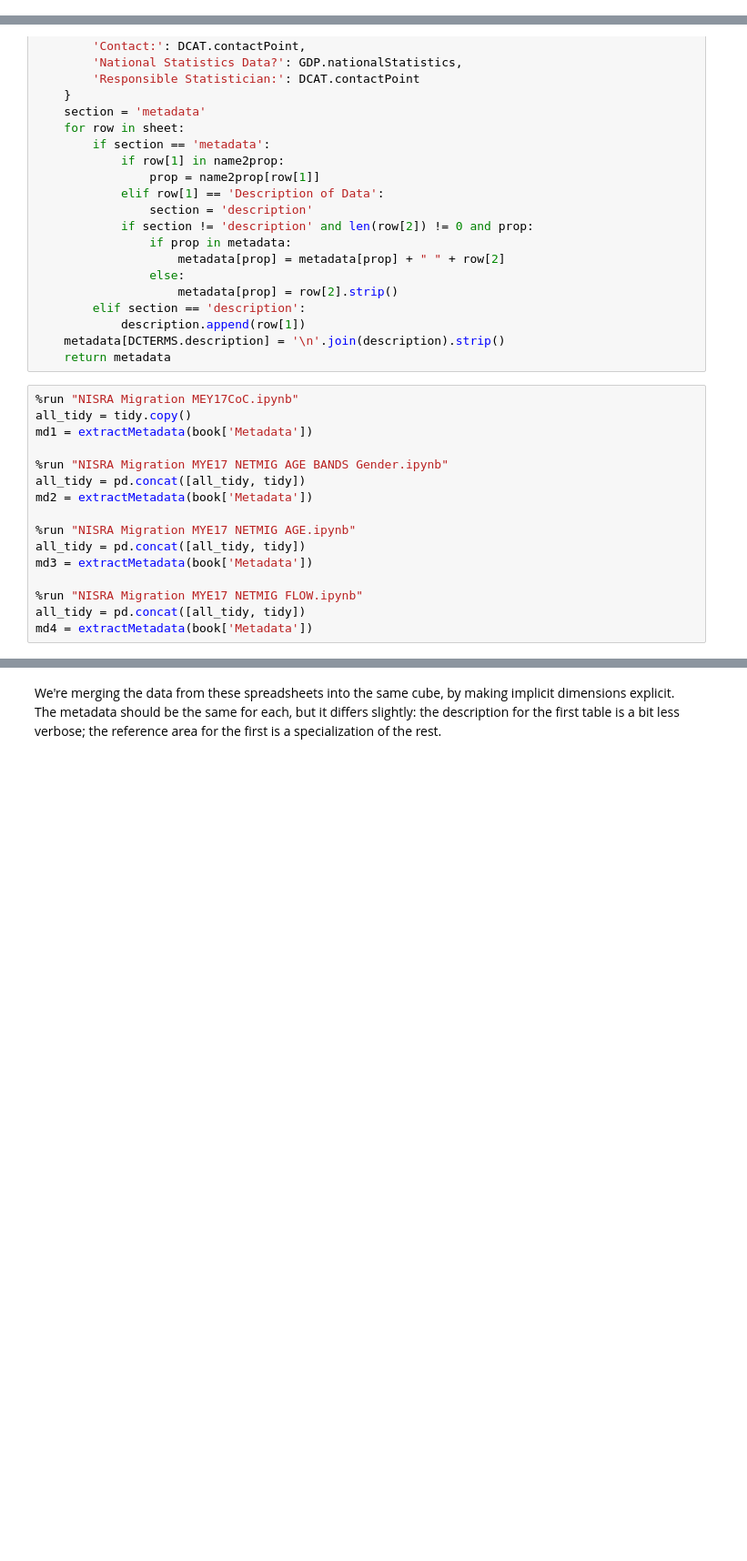
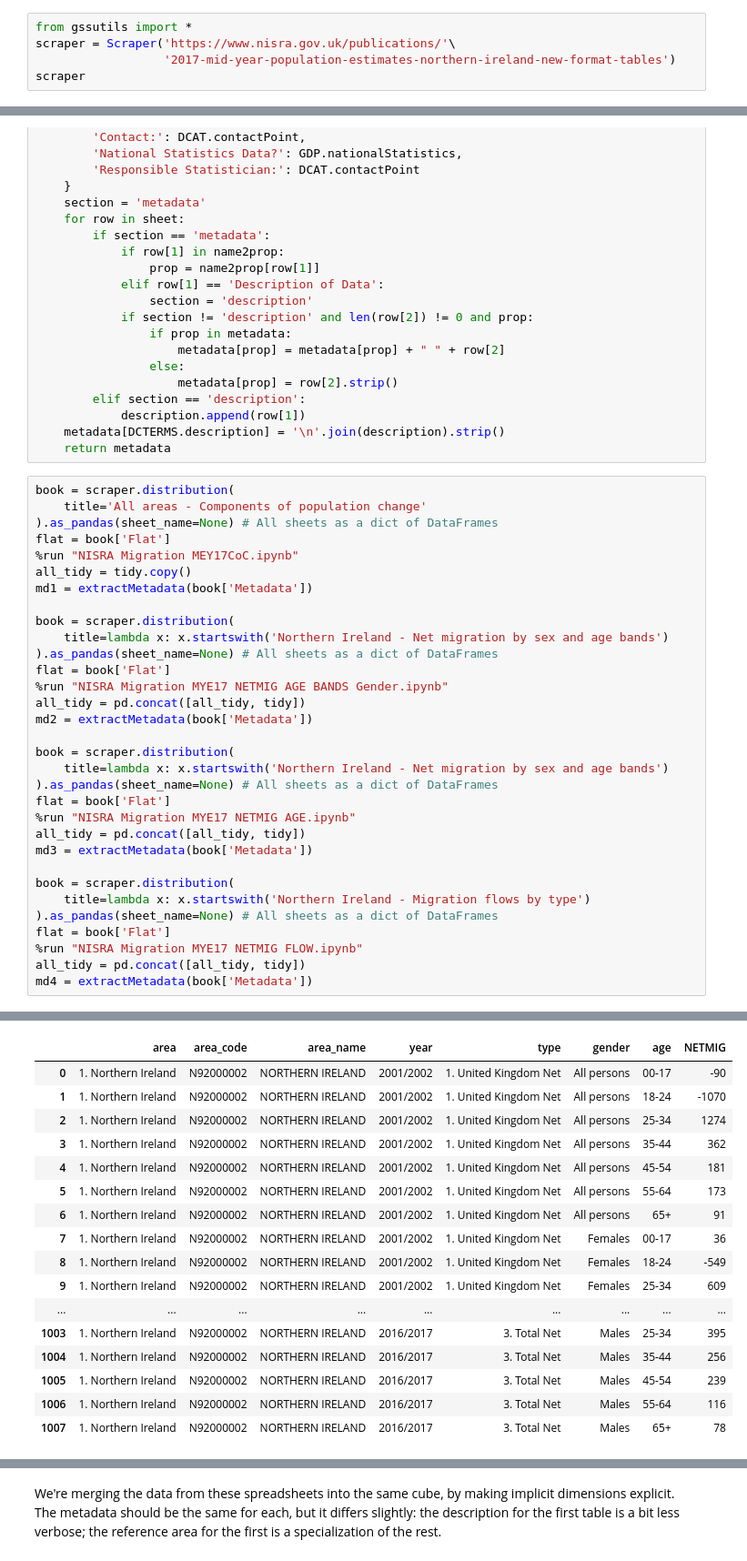
Before and after one commit to GSS-Cogs/NISRA-NI-migration-estimates, a Jupyter notebook: main.ipynb, the cells around one changed output, grey strips where cells are left out. Shown at 91% size. Saved outputs shown, nothing was run; the diff lists cells and outputs as text; blank space fills up the shorter version.

```diff
--- a/main.ipynb
+++ b/main.ipynb
@@ -3,3 +3,8 @@
 
 [2017 Mid Year Population Estimates for Northern Ireland (NEW FORMAT TABLES)
 ](https://www.nisra.gov.uk/publications/2017-mid-year-population-estimates-northern-ireland-new-format-tables)
+# %%
+from gssutils import *
+scraper = Scraper('https://www.nisra.gov.uk/publications/'\
+                  '2017-mid-year-population-estimates-northern-ireland-new-format-tables')
+scraper
@@ -45,18 +111,35 @@ def extractMetadata(sheet):
     metadata[DCTERMS.description] = '\n'.join(description).strip()
     return metadata
 # %%
+book = scraper.distribution(
+    title='All areas - Components of population change'
+).as_pandas(sheet_name=None) # All sheets as a dict of DataFrames
+flat = book['Flat']
 %run "NISRA Migration MEY17CoC.ipynb"
 all_tidy = tidy.copy()
 md1 = extractMetadata(book['Metadata'])
 
+book = scraper.distribution(
+    title=lambda x: x.startswith('Northern Ireland - Net migration by sex and age bands')
+).as_pandas(sheet_name=None) # All sheets as a dict of DataFrames
+flat = book['Flat']
 %run "NISRA Migration MYE17 NETMIG AGE BANDS Gender.ipynb"
 all_tidy = pd.concat([all_tidy, tidy])
 md2 = extractMetadata(book['Metadata'])
 
+book = scraper.distribution(
+    title=lambda x: x.startswith('Northern Ireland - Net migration by sex and age bands')
+).as_pandas(sheet_name=None) # All sheets as a dict of DataFrames
+flat = book['Flat']
 %run "NISRA Migration MYE17 NETMIG AGE.ipynb"
 all_tidy = pd.concat([all_tidy, tidy])
 md3 = extractMetadata(book['Metadata'])
 
+book = scraper.distribution(
+    title=lambda x: x.startswith('Northern Ireland - Migration flows by type')
+).as_pandas(sheet_name=None) # All sheets as a dict of DataFrames
+flat = book['Flat']
 %run "NISRA Migration MYE17 NETMIG FLOW.ipynb"
 all_tidy = pd.concat([all_tidy, tidy])
 md4 = extractMetadata(book['Metadata'])
+# %% [output]
@@ -62,0 +164,17 @@ md4 = extractMetadata(book['Metadata'])
+|  | area | area_code | area_name | year | type | gender | age | NETMIG |
+| 0 | 1. Northern Ireland | N92000002 | NORTHERN IRELAND | 2001/2002 | 1. United Kingdom Net | All persons | 00-17 | -90 |
+| 1 | 1. Northern Ireland | N92000002 | NORTHERN IRELAND | 2001/2002 | 1. United Kingdom Net | All persons | 18-24 | -1070 |
+| 2 | 1. Northern Ireland | N92000002 | NORTHERN IRELAND | 2001/2002 | 1. United Kingdom Net | All persons | 25-34 | 1274 |
+| 3 | 1. Northern Ireland | N92000002 | NORTHERN IRELAND | 2001/2002 | 1. United Kingdom Net | All persons | 35-44 | 362 |
+| 4 | 1. Northern Ireland | N92000002 | NORTHERN IRELAND | 2001/2002 | 1. United Kingdom Net | All persons | 45-54 | 181 |
+| 5 | 1. Northern Ireland | N92000002 | NORTHERN IRELAND | 2001/2002 | 1. United Kingdom Net | All persons | 55-64 | 173 |
+| 6 | 1. Northern Ireland | N92000002 | NORTHERN IRELAND | 2001/2002 | 1. United Kingdom Net | All persons | 65+ | 91 |
+| 7 | 1. Northern Ireland | N92000002 | NORTHERN IRELAND | 2001/2002 | 1. United Kingdom Net | Females | 00-17 | 36 |
+| 8 | 1. Northern Ireland | N92000002 | NORTHERN IRELAND | 2001/2002 | 1. United Kingdom Net | Females | 18-24 | -549 |
+| 9 | 1. Northern Ireland | N92000002 | NORTHERN IRELAND | 2001/2002 | 1. United Kingdom Net | Females | 25-34 | 609 |
+| ... | ... | ... | ... | ... | ... | ... | ... | ... |
+| 1003 | 1. Northern Ireland | N92000002 | NORTHERN IRELAND | 2016/2017 | 3. Total Net | Males | 25-34 | 395 |
+| 1004 | 1. Northern Ireland | N92000002 | NORTHERN IRELAND | 2016/2017 | 3. Total Net | Males | 35-44 | 256 |
+| 1005 | 1. Northern Ireland | N92000002 | NORTHERN IRELAND | 2016/2017 | 3. Total Net | Males | 45-54 | 239 |
+| 1006 | 1. Northern Ireland | N92000002 | NORTHERN IRELAND | 2016/2017 | 3. Total Net | Males | 55-64 | 116 |
+| 1007 | 1. Northern Ireland | N92000002 | NORTHERN IRELAND | 2016/2017 | 3. Total Net | Males | 65+ | 78 |
```
Also changed, not shown: parts of 6 cells of this notebook, 5 other files.
